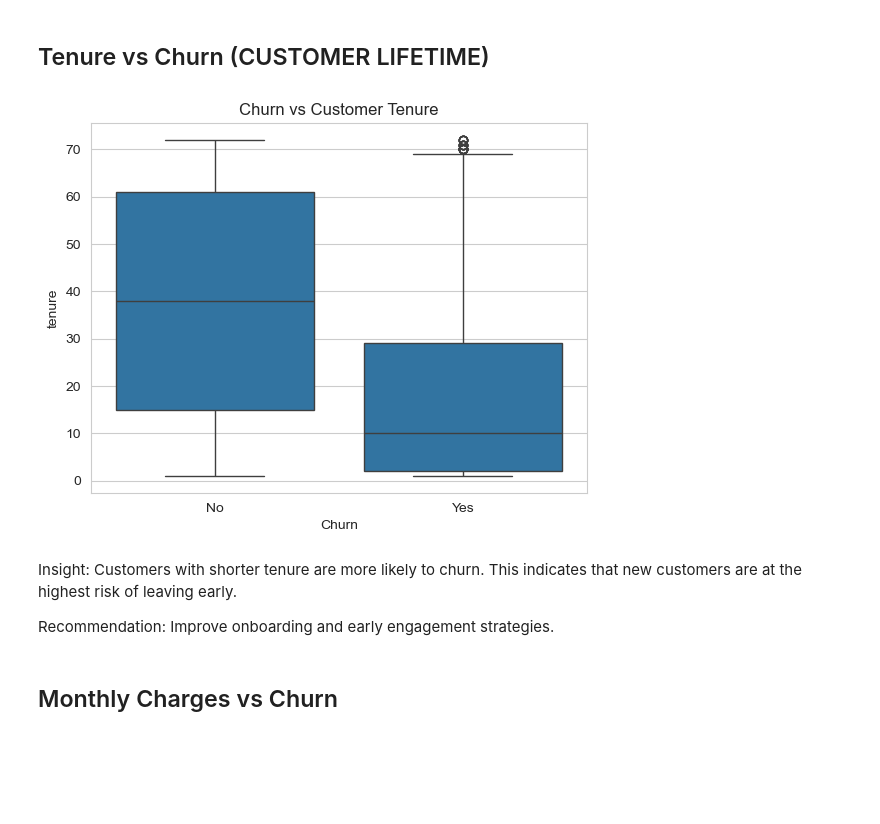
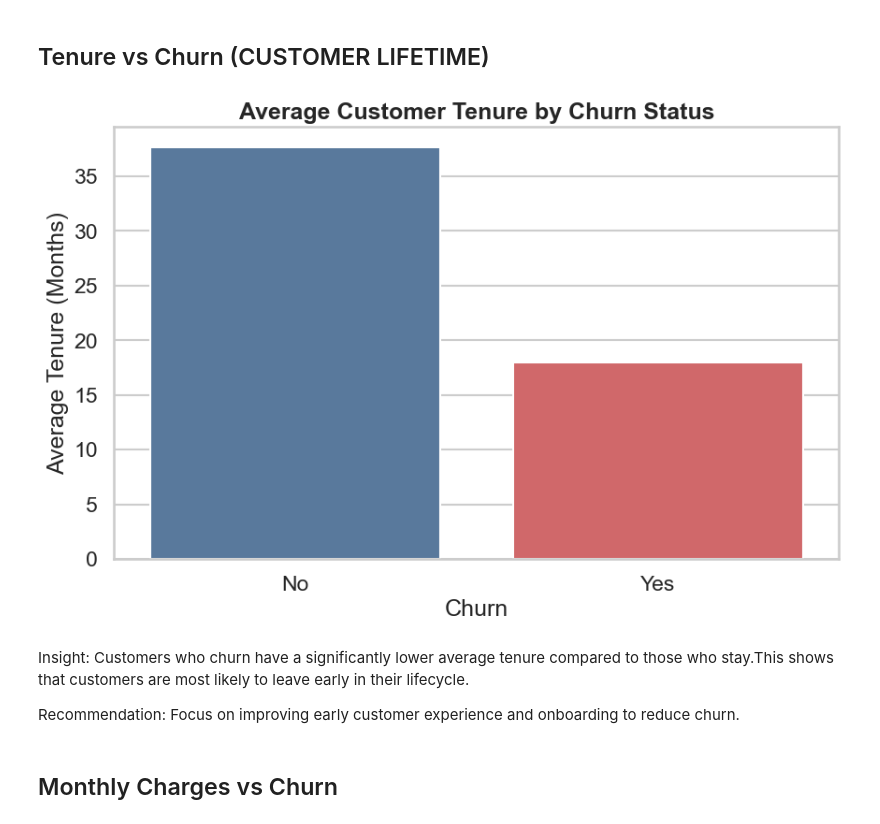
Before and after one commit to MonwabisiThebe/FUTURE_DS_02, a Jupyter notebook: TASK2.ipynb, the cells around one changed output. Cells and saved outputs as stored; diff of their text form; code cells hidden in the pictures; blank space fills up the shorter version.

```diff
--- a/TASK2.ipynb
+++ b/TASK2.ipynb
@@ -64,3 +66,11 @@ df.dropna(inplace=True)
+# %%
+sns.set_style("whitegrid")
+sns.set_context("talk")
+
+plt.rcParams['figure.figsize'] = (10, 6)
+
+# Consistent colors
+colors = {'Yes': '#E15759', 'No': '#4E79A7'}
 # %% [markdown]
 ## Churn Rate
 # %%
@@ -114,15 +153,28 @@ Encourage long-term contracts through discounts or loyalty incentives.
 # %% [markdown]
 ## Tenure vs Churn (CUSTOMER LIFETIME)
 # %%
-sns.boxplot(data=df, x='Churn', y='tenure')
-plt.title("Churn vs Customer Tenure")
+tenure_avg = df.groupby('Churn')['tenure'].mean().reset_index()
+
+sns.barplot(
+    data=tenure_avg,
+    x='Churn',
+    y='tenure',
+    hue='Churn',
+    palette=colors,
+    legend=False
+)
+
+plt.title("Average Customer Tenure by Churn Status", fontweight='bold')
+plt.xlabel("Churn")
+plt.ylabel("Average Tenure (Months)")
+
 plt.show()
 # %% [output]
-[figure, old version]
+[figure, new version]
 # %% [markdown]
-Insight: Customers with shorter tenure are more likely to churn. This indicates that new customers are at the highest risk of leaving early.
+Insight: Customers who churn have a significantly lower average tenure compared to those who stay.This shows that customers are most likely to leave early in their lifecycle.
 
-Recommendation: Improve onboarding and early engagement strategies.
+Recommendation: Focus on improving early customer experience and onboarding to reduce churn.
 # %% [markdown]
 ## Monthly Charges vs Churn
 # %%
```
Also changed, not shown: parts of 13 cells of this notebook.
